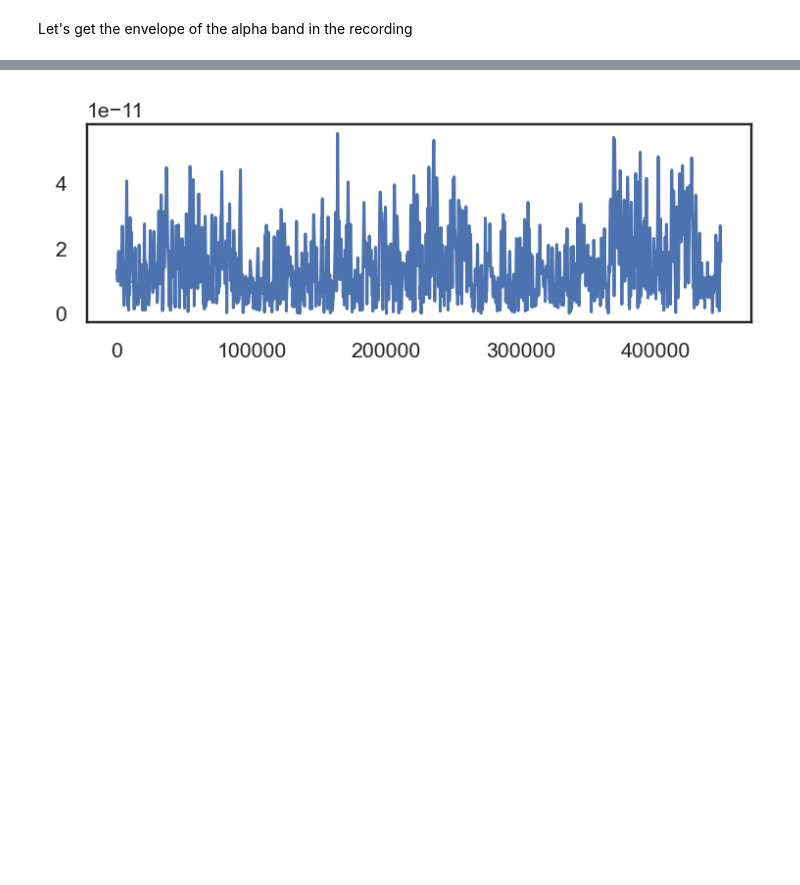
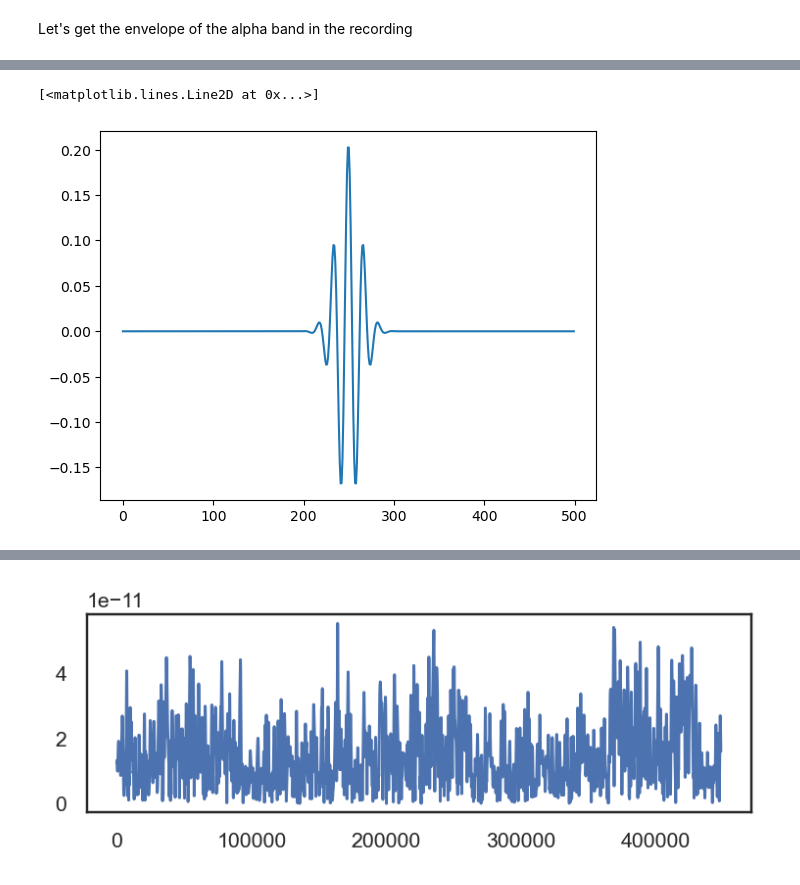
Before and after one commit to neurospin/pymultifracs, a Jupyter notebook: examples/Demo-slides.ipynb, the cells around one changed output, grey strips where cells are left out. Drawn from its saved outputs; the diff is of its cells as text; code cells hidden in the pictures; blank space fills up the shorter version.

```diff
--- a/examples/Demo-slides.ipynb
+++ b/examples/Demo-slides.ipynb
@@ -141,3 +171,8 @@ Let's get the envelope of the alpha band in the recording
+# %%
+plt.plot(m.real).
+# %% [output]
+[<matplotlib.lines.Line2D at 0x...>]
+[figure, added]
 # %%
 from scipy.signal import morlet2, cwt
 
```
Also changed, not shown: parts of 8 cells of this notebook, 2 other files.
